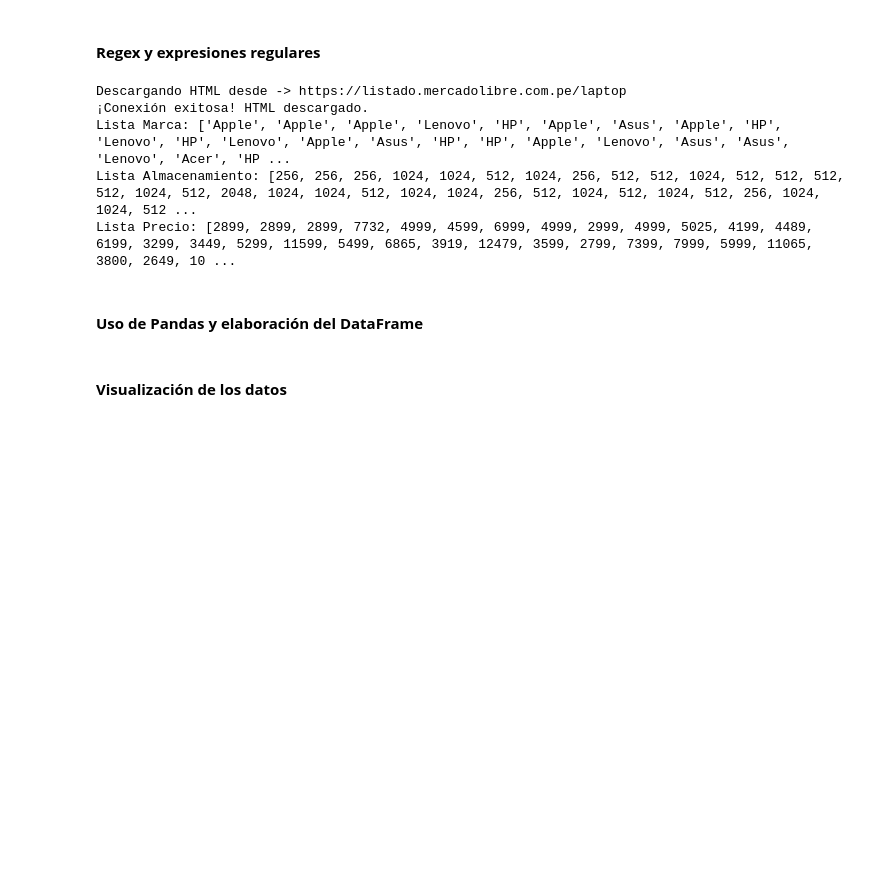
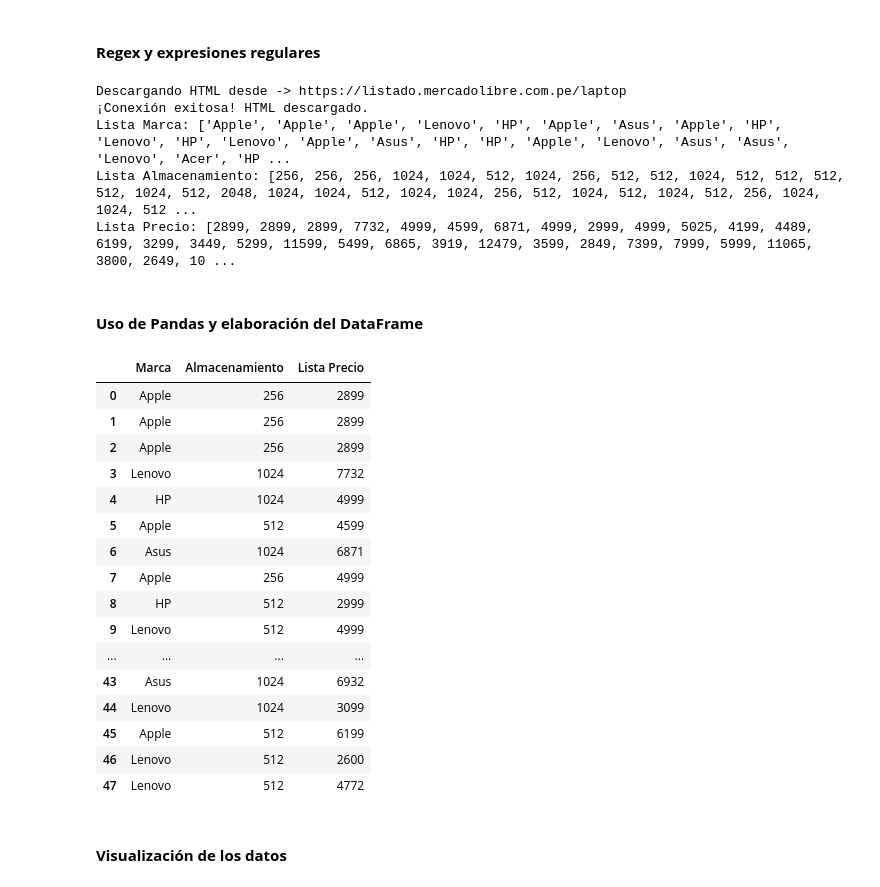
Before and after one commit to salvatore-polo/trabajo-grupal-lp2-practica, a Jupyter notebook: Reporte Trabajo Grupal.ipynb, the cells around one changed output. Drawn from its saved outputs; the diff is of its cells as text; code cells hidden in the pictures; blank space fills up the shorter version.

Commit message:
Añadido del dataframe

```diff
--- a/Reporte Trabajo Grupal.ipynb
+++ b/Reporte Trabajo Grupal.ipynb
@@ -271,22 +271,18 @@ def extraer_titulo_limpio(titulo):
 
 
 def procesar_laptops(lista_laptops):
-    lista_titulo = []
     lista_marca = []
-    lista_ram = []
     lista_almacenamiento = []
-    lista_tipo_almacenamiento = []
     lista_precio = []
     lista_link = []
 
     for laptop in lista_laptops:
         titulo_crudo = laptop.get("titulo_crudo", "")
 
-        lista_titulo.append(extraer_titulo_limpio(titulo_crudo))
         lista_marca.append(extraer_marca(titulo_crudo))
-        lista_ram.append(extraer_ram(titulo_crudo))
-        lista_almacenamiento.append(extraer_almacenamiento(titulo_crudo))
-        lista_tipo_almacenamiento.append(extraer_tipo_almacenamiento(titulo_crudo))
+
+        almacenamiento = extraer_almacenamiento(titulo_crudo)
+        lista_almacenamiento.append(1024 if almacenamiento is None else almacenamiento)
 
         precio_raw = laptop.get("precio", "0")
         try:
@@ -297,11 +293,8 @@ def procesar_laptops(lista_laptops):
         lista_link.append(laptop.get("link", "Sin link"))
 
     return (
-        lista_titulo,
         lista_marca,
-        lista_ram,
         lista_almacenamiento,
-        lista_tipo_almacenamiento,
         lista_precio,
         lista_link,
     )
@@ -317,8 +310,7 @@ if __name__ == "__main__":
         laptops = extraer_datos(html_descargado)
 
         if laptops:
-            (lista_titulo, lista_marca, lista_ram, lista_almacenamiento,
-             lista_tipo_almacenamiento, lista_precio, lista_link) = procesar_laptops(laptops)
+            (lista_marca, lista_almacenamiento, lista_precio, lista_link) = procesar_laptops(laptops)
 
             print("Lista Marca:", lista_marca)
             print("Lista Almacenamiento:", lista_almacenamiento)
@@ -328,9 +320,34 @@ Descargando HTML desde -> https://listado.mercadolibre.com.pe/laptop
 ¡Conexión exitosa! HTML descargado.
 Lista Marca: ['Apple', 'Apple', 'Apple', 'Lenovo', 'HP', 'Apple', 'Asus', 'Apple', 'HP', 'Lenovo', 'HP', 'Lenovo', 'Apple', 'Asus', 'HP', 'HP', 'Apple', 'Lenovo', 'Asus', 'Asus', 'Lenovo', 'Acer', 'HP ...
 Lista Almacenamiento: [256, 256, 256, 1024, 1024, 512, 1024, 256, 512, 512, 1024, 512, 512, 512, 512, 1024, 512, 2048, 1024, 1024, 512, 1024, 1024, 256, 512, 1024, 512, 1024, 512, 256, 1024, 1024, 512 ...
-Lista Precio: [2899, 2899, 2899, 7732, 4999, 4599, 6999, 4999, 2999, 4999, 5025, 4199, 4489, 6199, 3299, 3449, 5299, 11599, 5499, 6865, 3919, 12479, 3599, 2799, 7399, 7999, 5999, 11065, 3800, 2649, 10 ...
+Lista Precio: [2899, 2899, 2899, 7732, 4999, 4599, 6871, 4999, 2999, 4999, 5025, 4199, 4489, 6199, 3299, 3449, 5299, 11599, 5499, 6865, 3919, 12479, 3599, 2849, 7399, 7999, 5999, 11065, 3800, 2649, 10 ...
 # %% [markdown]
 #### **Uso de Pandas y elaboración del DataFrame**
+# %%
+import pandas as pd
+
+dicc = {"Marca": lista_marca, "Almacenamiento": lista_almacenamiento, "Lista Precio": lista_precio}
+
+DataFrameDatos = pd.DataFrame(dicc)
+DataFrameDatos
+# %% [output]
+|  | Marca | Almacenamiento | Lista Precio |
+| 0 | Apple | 256 | 2899 |
+| 1 | Apple | 256 | 2899 |
+| 2 | Apple | 256 | 2899 |
+| 3 | Lenovo | 1024 | 7732 |
+| 4 | HP | 1024 | 4999 |
+| 5 | Apple | 512 | 4599 |
+| 6 | Asus | 1024 | 6871 |
+| 7 | Apple | 256 | 4999 |
+| 8 | HP | 512 | 2999 |
+| 9 | Lenovo | 512 | 4999 |
+| ... | ... | ... | ... |
+| 43 | Asus | 1024 | 6932 |
+| 44 | Lenovo | 1024 | 3099 |
+| 45 | Apple | 512 | 6199 |
+| 46 | Lenovo | 512 | 2600 |
+| 47 | Lenovo | 512 | 4772 |
 # %% [markdown]
 #### **Visualización de los datos**
 # %% [markdown]
```
Also changed, not shown: parts of 1 cell of this notebook.
